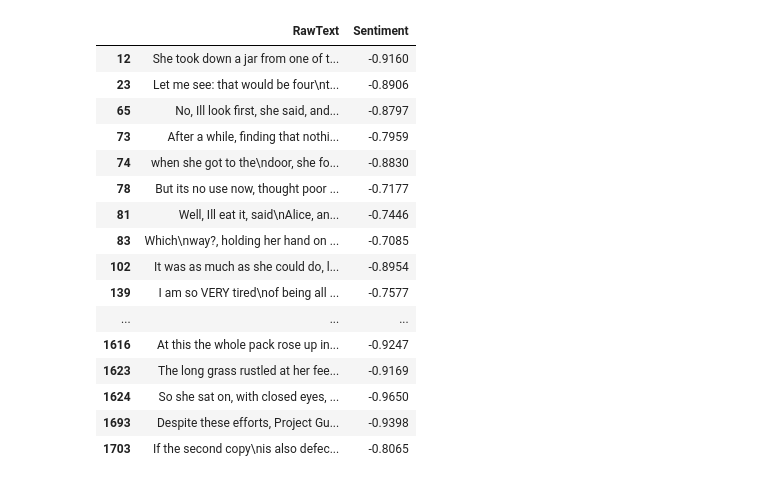
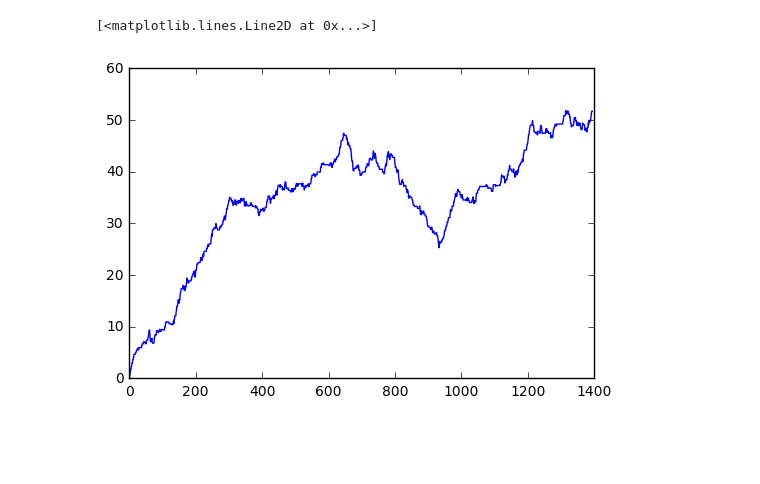
Before and after one commit to BrianKing2015/NTLK_Exampe, a Jupyter notebook: NLTK_Vader.ipynb, the cells around one changed output. Saved outputs shown, nothing was run; the diff lists cells and outputs as text; code cells hidden in the pictures; blank space fills up the shorter version.

```diff
--- a/NLTK_Vader.ipynb
+++ b/NLTK_Vader.ipynb
@@ -14,5 +14,6 @@ def vaderSentiment(text):
     return sia.polarity_scores(text)['compound']
 
 judgedSentiment = []
+gatherTotal = []
 runningTotal = 0
 # %%
@@ -29,6 +30,7 @@ for i in bookToken:
 # %%
 for i in judgedSentiment:
     runningTotal =runningTotal + i
+    gatherTotal.append(runningTotal)
 # %%
 plt.plot(judgedSentiment)
 # %% [output]
@@ -37 +39,6 @@ plt.plot(judgedSentiment)
+# %%
+plt.plot(gatherTotal)
+# %% [output]
+[<matplotlib.lines.Line2D at 0x...>]
+[figure, added]
 # %%
@@ -42,20 +49,0 @@ dfNeg = df.loc[(df['Sentiment']< -0.7)]
-# %%
-dfNeg
-# %% [output]
-|  | RawText | Sentiment |
-| 12 | She took down a jar from one of t... | -0.9160 |
-| 23 | Let me see: that would be four\nt... | -0.8906 |
-| 65 | No, Ill look first, she said, and... | -0.8797 |
-| 73 | After a while, finding that nothi... | -0.7959 |
-| 74 | when she got to the\ndoor, she fo... | -0.8830 |
-| 78 | But its no use now, thought poor ... | -0.7177 |
-| 81 | Well, Ill eat it, said\nAlice, an... | -0.7446 |
-| 83 | Which\nway?, holding her hand on ... | -0.7085 |
-| 102 | It was as much as she could do, l... | -0.8954 |
-| 139 | I am so VERY tired\nof being all ... | -0.7577 |
-| ... | ... | ... |
-| 1616 | At this the whole pack rose up in... | -0.9247 |
-| 1623 | The long grass rustled at her fee... | -0.9169 |
-| 1624 | So she sat on, with closed eyes, ... | -0.9650 |
-| 1693 | Despite these efforts, Project Gu... | -0.9398 |
-| 1703 | If the second copy\nis also defec... | -0.8065 |
```
Also changed, not shown: parts of 7 cells of this notebook.
